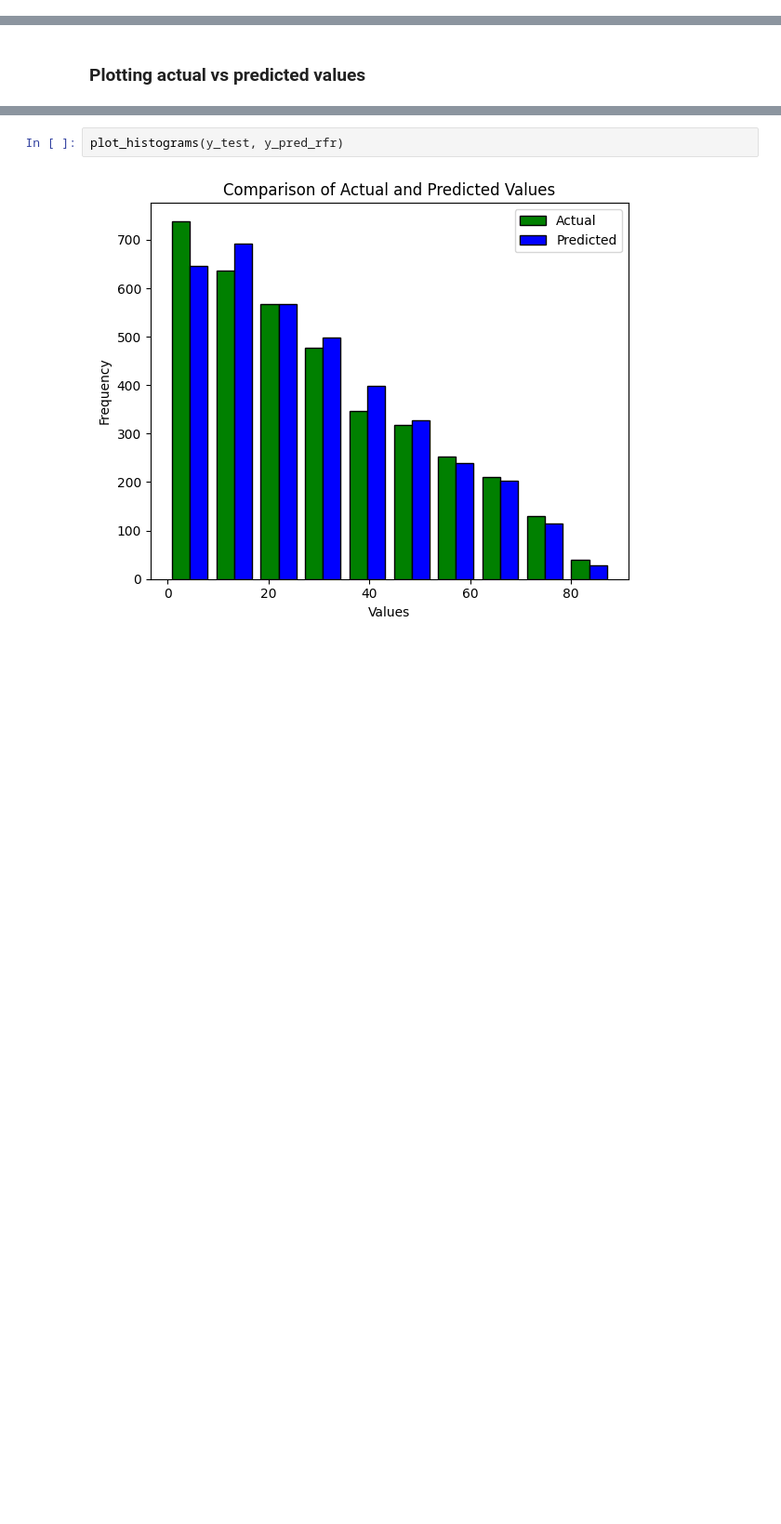
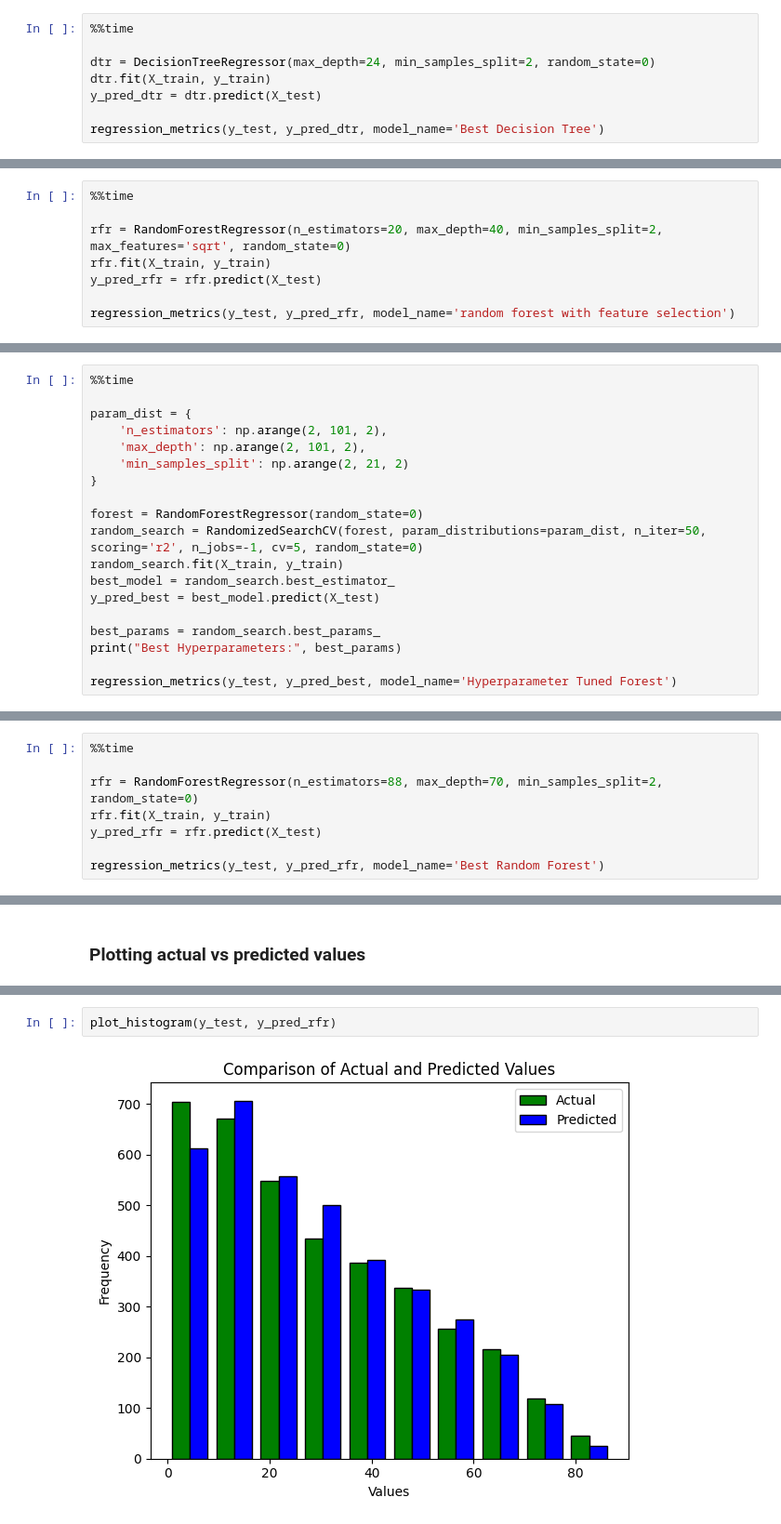
Before and after one commit to baari-ali/hard-drive-predictive-maintenance, a Jupyter notebook: src/sklearn_dt_and_rf.ipynb, the cells around one changed output, grey strips where cells are left out. Shown: that part at 93% size. Cells and saved outputs as stored; diff of their text form; blank space fills up the shorter version.

```diff
--- a/src/sklearn_dt_and_rf.ipynb
+++ b/src/sklearn_dt_and_rf.ipynb
@@ -105,0 +222,8 @@ Decision tree R2 score: 0.9385937759388036
+# %%
+%%time
+
+dtr = DecisionTreeRegressor(max_depth=24, min_samples_split=2, random_state=0)
+dtr.fit(X_train, y_train)
+y_pred_dtr = dtr.predict(X_test)
+
+regression_metrics(y_test, y_pred_dtr, model_name='Best Decision Tree')
@@ -187,0 +294,8 @@ Random forest R2 score: 0.9748026182820907
+# %%
+%%time
+
+rfr = RandomForestRegressor(n_estimators=20, max_depth=40, min_samples_split=2, max_features='sqrt', random_state=0)
+rfr.fit(X_train, y_train)
+y_pred_rfr = rfr.predict(X_test)
+
+regression_metrics(y_test, y_pred_rfr, model_name='random forest with feature selection')
@@ -187,0 +311,19 @@ Random forest R2 score: 0.9748026182820907
+# %%
+%%time
+
+param_dist = {
+    'n_estimators': np.arange(2, 101, 2),
+    'max_depth': np.arange(2, 101, 2),
+    'min_samples_split': np.arange(2, 21, 2)
+}
+
+forest = RandomForestRegressor(random_state=0)
+random_search = RandomizedSearchCV(forest, param_distributions=param_dist, n_iter=50, scoring='r2', n_jobs=-1, cv=5, random_state=0)
+random_search.fit(X_train, y_train)
+best_model = random_search.best_estimator_
+y_pred_best = best_model.predict(X_test)
+
+best_params = random_search.best_params_
+print("Best Hyperparameters:", best_params)
+
+regression_metrics(y_test, y_pred_best, model_name='Hyperparameter Tuned Forest')
@@ -187,0 +387,8 @@ Random forest R2 score: 0.9748026182820907
+# %%
+%%time
+
+rfr = RandomForestRegressor(n_estimators=88, max_depth=70, min_samples_split=2, random_state=0)
+rfr.fit(X_train, y_train)
+y_pred_rfr = rfr.predict(X_test)
+
+regression_metrics(y_test, y_pred_rfr, model_name='Best Random Forest')
@@ -213,4 +418,4 @@ Maxiumum value: 84.45
 # %%
-plot_histograms(y_test, y_pred_rfr)
+plot_histogram(y_test, y_pred_rfr)
 # %% [output]
-[figure, old version]
+[figure, new version]
```
Also changed, not shown: parts of 45 cells of this notebook.
